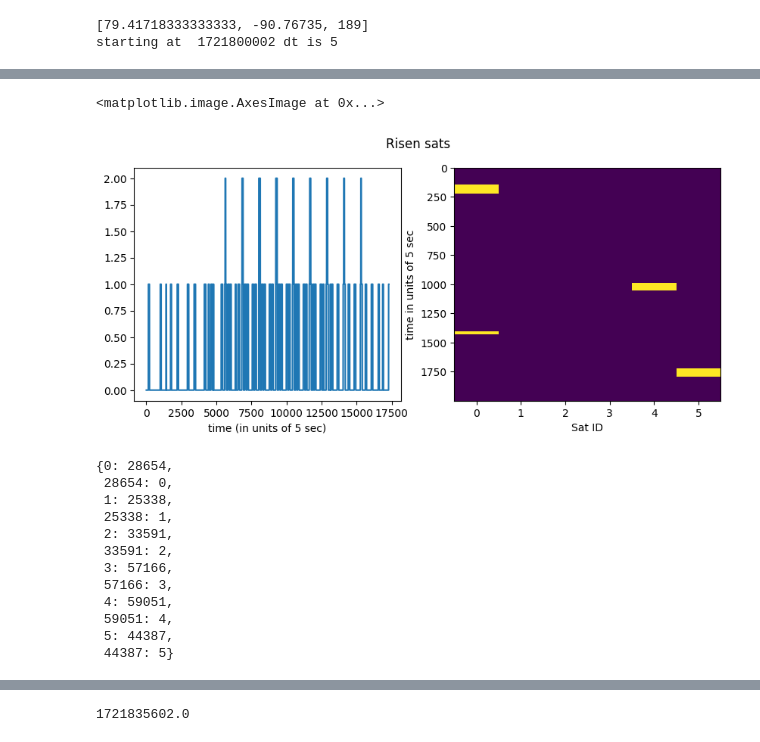
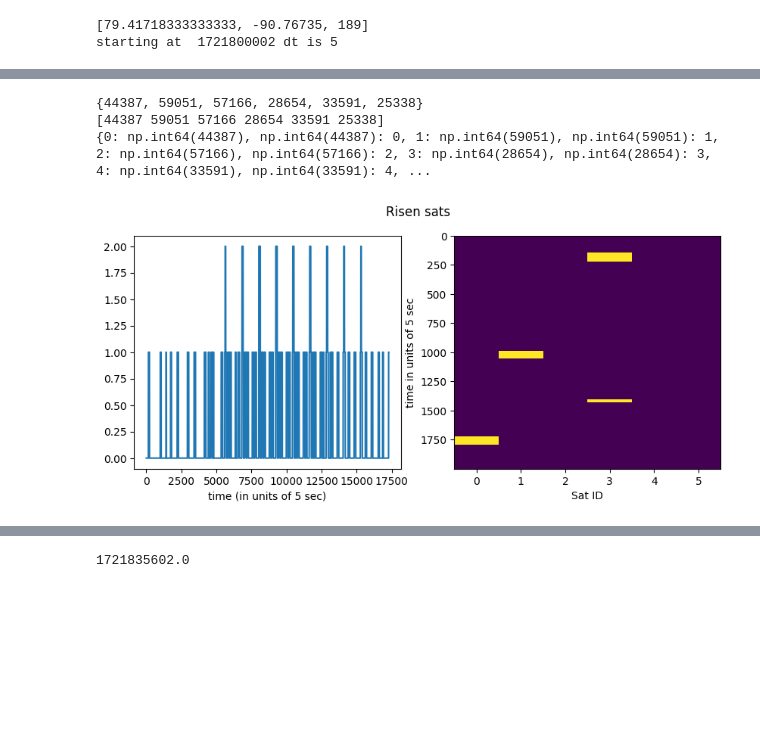
Before and after one commit to ALBATROS-Experiment/albatros_analysis, a Jupyter notebook: scripts/manual_xcorr.ipynb, the cells around one changed output, grey strips where cells are left out. Saved outputs shown, nothing was run; the diff lists cells and outputs as text; code cells hidden in the pictures; blank space fills up the shorter version.

```diff
--- a/scripts/manual_xcorr.ipynb
+++ b/scripts/manual_xcorr.ipynb
@@ -159 +154,21 @@ took 3.448 seconds to read raw data on  /scratch/s/sievers/mohanagr/mars2_2024/b
 START SPECNUM IS 1351222502 obj start at 1350429045
+# %%
+#note that basebandfileiterator returns chunks as the following non-subsribable object:
+print(ant1)
+#so we need to use zip (still unreadable)
+print(zip(ant1, ant2))
+#and then apply enumeration using the chunks:
+for i, (chunk1, chunk2) in enumerate(zip(ant1, ant2)):
+    if i ==1:
+        print(chunk1)
+        break
+
+#you end up getting a dictionary of data, including both polarization baseband data, and the spectrum numbers for each entry
+#seeing how many elements in the dictionary:
+print("Number of entries in chunk 1:",len(chunk1))
+
+#getting the pol0 data:
+pol0_a1 = chunk1['pol0']
+print(pol0_a1)
+print(pol0_a1.shape)
+#so per chunk it's 30 000 spectra long, with 18 channels wide, just as expected.
@@ -304,42 +354,45 @@ set(satnums)
 # %%
-satlist=[28654,25338,33591,57166,59051,44387]
+#here we start constructing the set of satellite numbers
+satnums=[]
+for s in rsats:
+    if len(s)>0:
+        for j in range(len(s)):
+            satnums.append(s[j][0])
+
+satids = set(satnums)
+print(satids)
+satlist = (np.array(list(satids)))
+print(satlist)
 satmap = {}
 assert min(satlist) > len(
     satlist
 )  # to make sure there are no collisions, we'll never have an i that's also a satnum
 for i, satnum in enumerate(satlist):
     satmap[i] = satnum
     satmap[satnum] = i
 arr = np.zeros((len(rsats), len(satlist)), dtype="int64")
 fig, ax = plt.subplots(1, 2)
 fig.set_size_inches(10,4)
 fig.suptitle(f"Risen sats")
 ax[0].plot(num_sats_risen)
 ax[0].set_xlabel("time (in units of 5 sec)")
 for i, row in enumerate(rsats):
     for satnum, satele,sataz in row:
         arr[i][satmap[satnum]] = 1
 ax[1].set_ylabel("time in units of 5 sec")
 ax[1].set_xlabel("Sat ID")
 ax[1].imshow(arr[:2000],aspect='auto',interpolation="none")
+
+print(satmap)
+
+#On the left is just the number of risen sats, for all of the day
+
+#On the right is which actual satellites are risen and for how long, for the first couple hours
 # %% [output]
-<matplotlib.image.AxesImage at 0x...>
+{44387, 59051, 57166, 28654, 33591, 25338}
+[44387 59051 57166 28654 33591 25338]
+{0: np.int64(44387), np.int64(44387): 0, 1: np.int64(59051), np.int64(59051): 1, 2: np.int64(57166), np.int64(57166): 2, 3: np.int64(28654), np.int64(28654): 3, 4: np.int64(33591), np.int64(33591): 4, ...
-[figure, old version]
+[figure, new version]
-# %%
-satmap
-# %% [output]
-{0: 28654,
- 28654: 0,
- 1: 25338,
- 25338: 1,
- 2: 33591,
- 33591: 2,
- 3: 57166,
- 57166: 3,
- 4: 59051,
- 59051: 4,
- 5: 44387,
- 44387: 5}
 # %%
 m1=ant1.spec_num_start
 m2=ant2.spec_num_start
```
Also changed, not shown: parts of 35 cells of this notebook, 5 other files.
